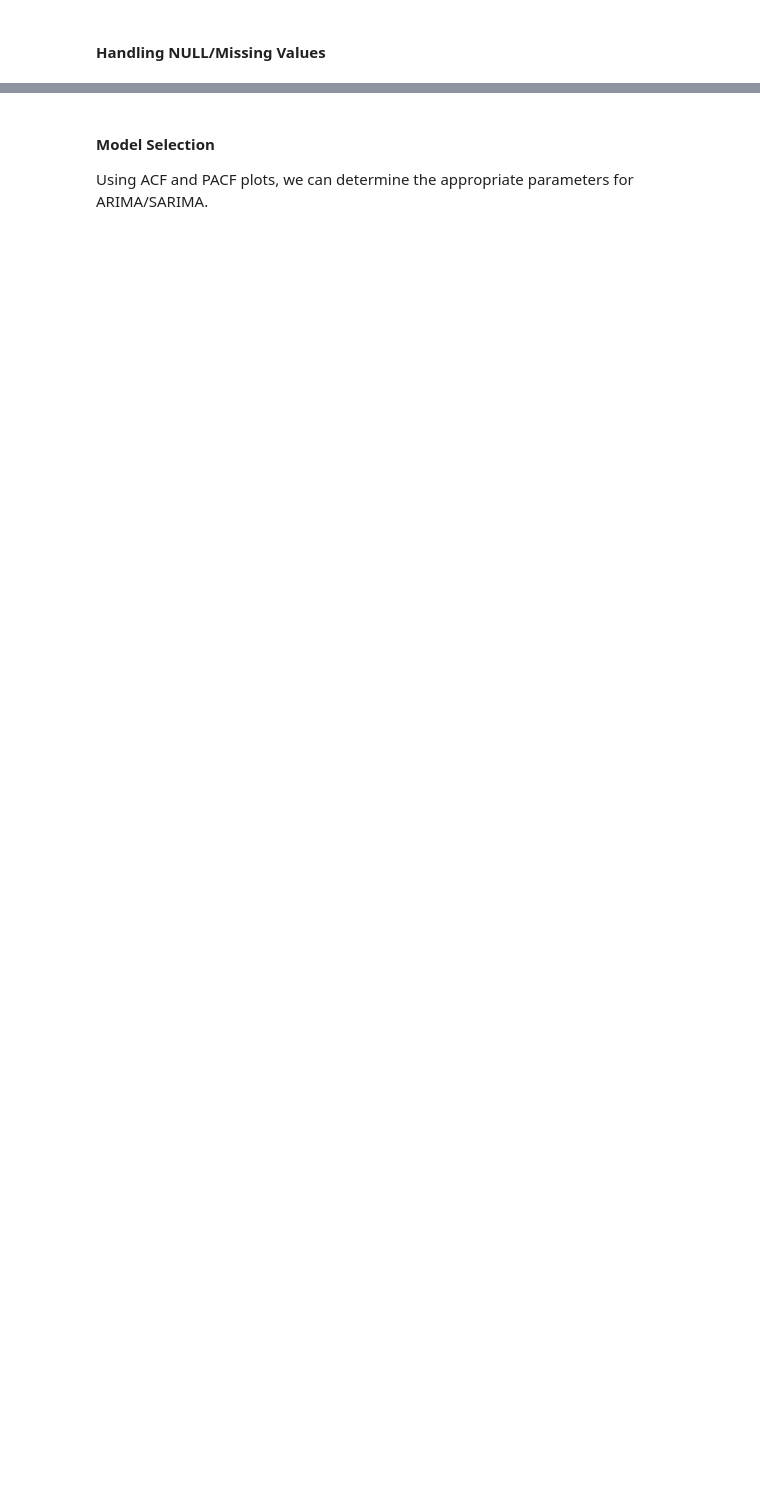
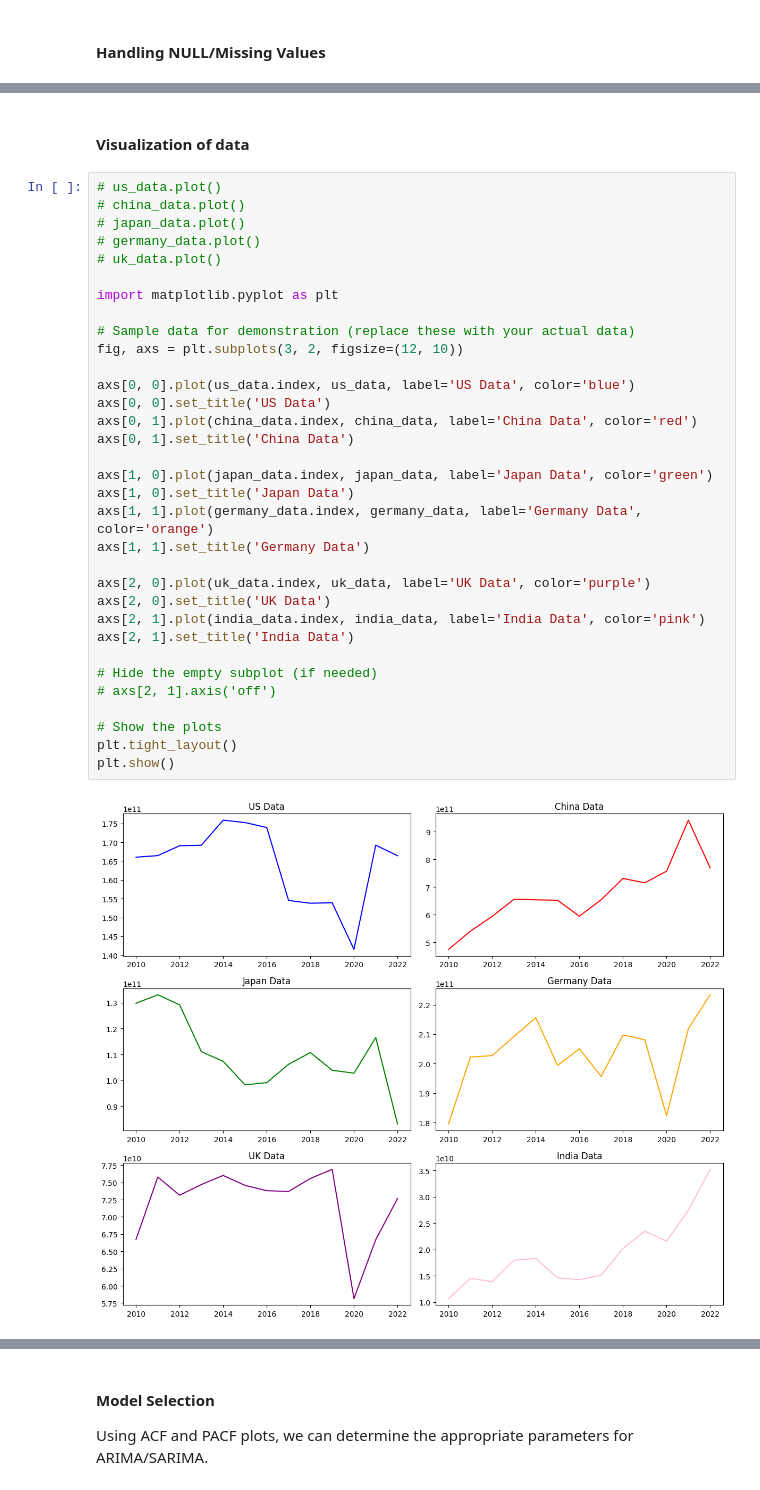
Before and after one commit to sahilkaushik93/AIML-ExportImport, a Jupyter notebook: ExportImportAnalysis.ipynb, the cells around one changed output, grey strips where cells are left out. Cells and saved outputs as stored; diff of their text form; blank space fills up the shorter version.

```diff
--- a/ExportImportAnalysis.ipynb
+++ b/ExportImportAnalysis.ipynb
@@ -138,0 +164,37 @@ us_data['Value'] = us_data['Value'].astype(float)  # Ensure Value is float
+# %% [markdown]
+#### Visualization of data
+# %%
+# us_data.plot()
+# china_data.plot()
+# japan_data.plot()
+# germany_data.plot()
+# uk_data.plot()
+
+import matplotlib.pyplot as plt
+
+# Sample data for demonstration (replace these with your actual data)
+fig, axs = plt.subplots(3, 2, figsize=(12, 10))
+
+axs[0, 0].plot(us_data.index, us_data, label='US Data', color='blue')
+axs[0, 0].set_title('US Data')
+axs[0, 1].plot(china_data.index, china_data, label='China Data', color='red')
+axs[0, 1].set_title('China Data')
+
+axs[1, 0].plot(japan_data.index, japan_data, label='Japan Data', color='green')
+axs[1, 0].set_title('Japan Data')
+axs[1, 1].plot(germany_data.index, germany_data, label='Germany Data', color='orange')
+axs[1, 1].set_title('Germany Data')
+
+axs[2, 0].plot(uk_data.index, uk_data, label='UK Data', color='purple')
+axs[2, 0].set_title('UK Data')
+axs[2, 1].plot(india_data.index, india_data, label='India Data', color='pink')
+axs[2, 1].set_title('India Data')
+
+# Hide the empty subplot (if needed)
+# axs[2, 1].axis('off')
+
+# Show the plots
+plt.tight_layout()
+plt.show()
+# %% [output]
+[figure, added]
```
Also changed, not shown: parts of 14 cells of this notebook.
